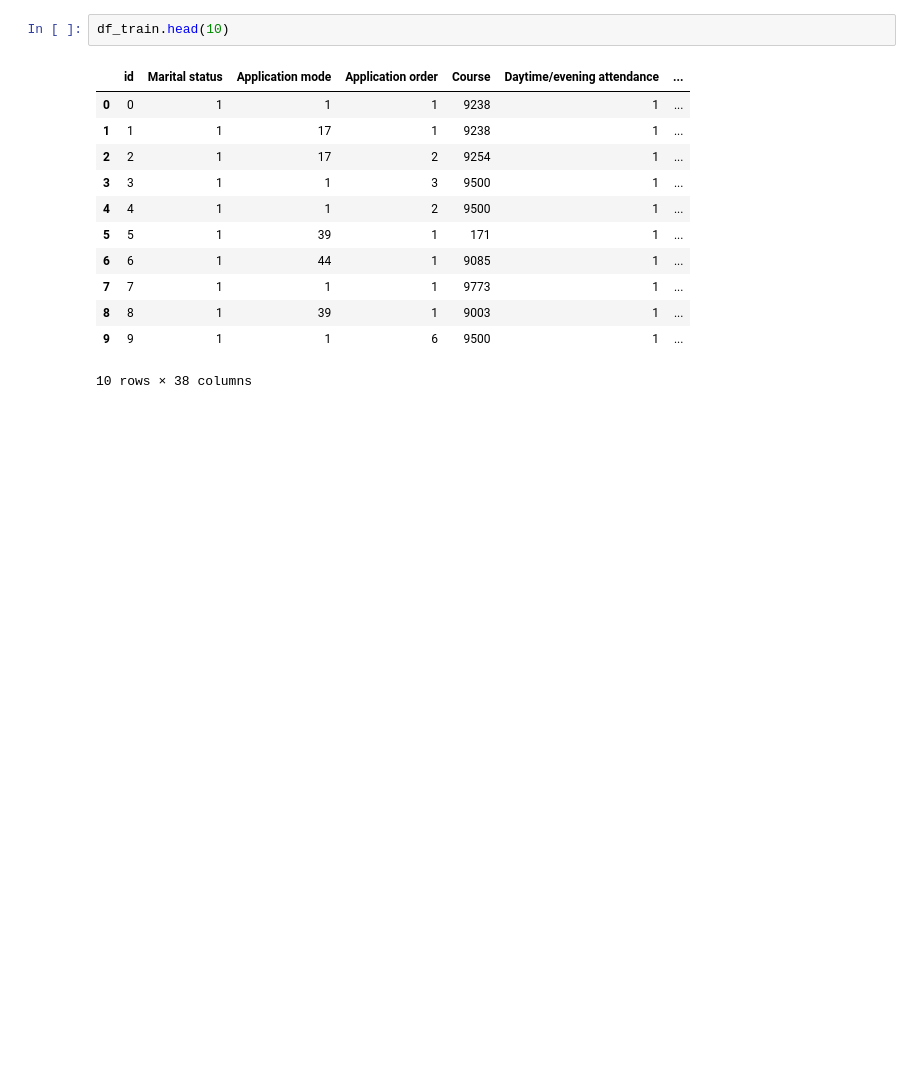
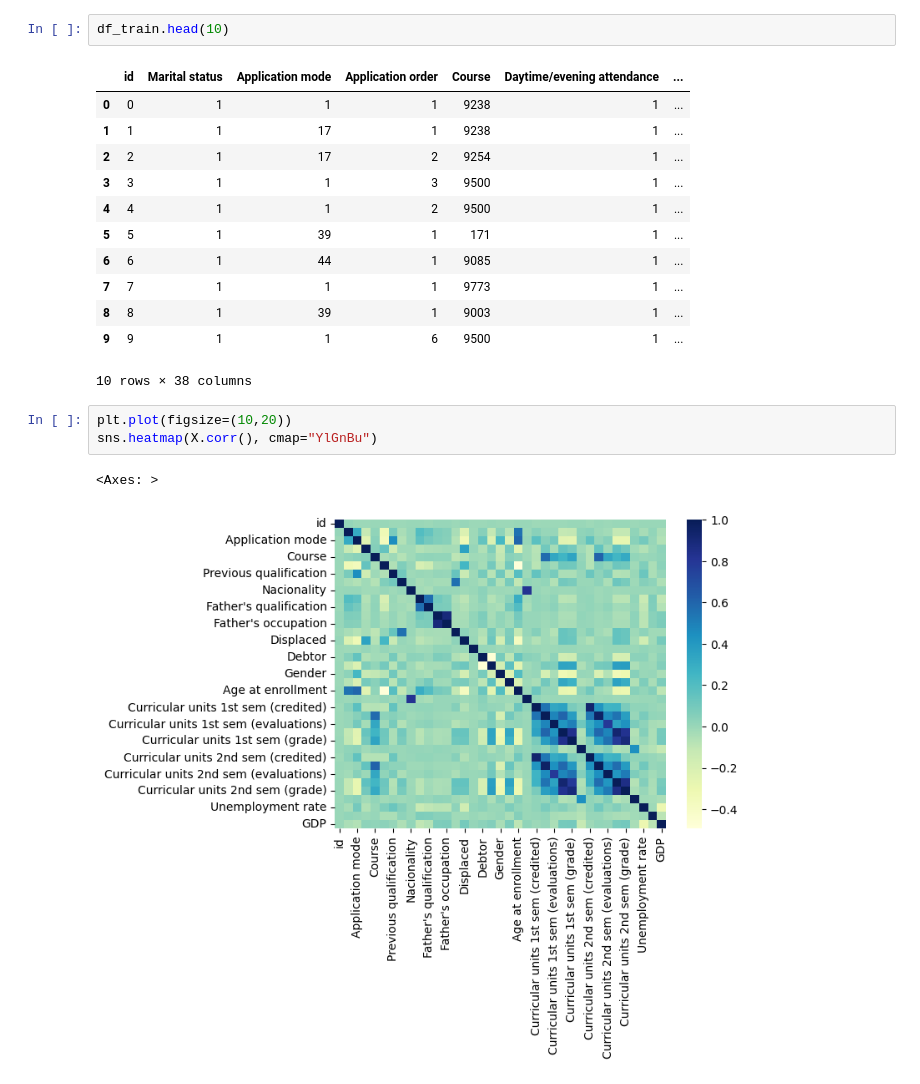
Before and after one commit to vaishakhRaveendran/Kaggle, a Jupyter notebook: tabular-season-4-episode-6.ipynb, the cells around one changed output. Cells and saved outputs as stored; diff of their text form; blank space fills up the shorter version.

```diff
--- a/tabular-season-4-episode-6.ipynb
+++ b/tabular-season-4-episode-6.ipynb
@@ -44,3 +93,9 @@ df_train.head(10)
 | 8 | 8 | 1 | 39 | 1 | 9003 | 1 | ... |
 | 9 | 9 | 1 | 1 | 6 | 9500 | 1 | ... |
 10 rows × 38 columns
+# %%
+plt.plot(figsize=(10,20))
+sns.heatmap(X.corr(), cmap="YlGnBu")
+# %% [output]
+<Axes: >
+[figure, added]
```
Also changed, not shown: parts of 7 cells of this notebook.
